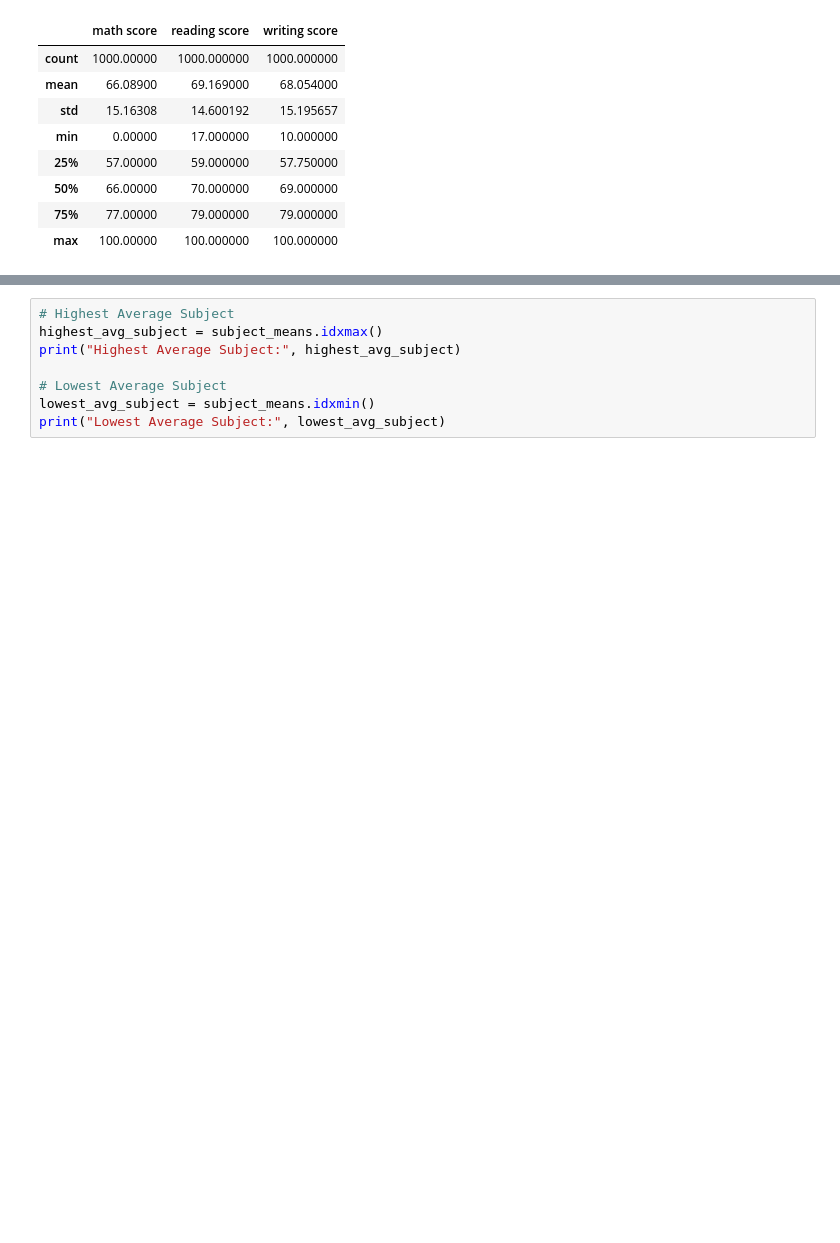
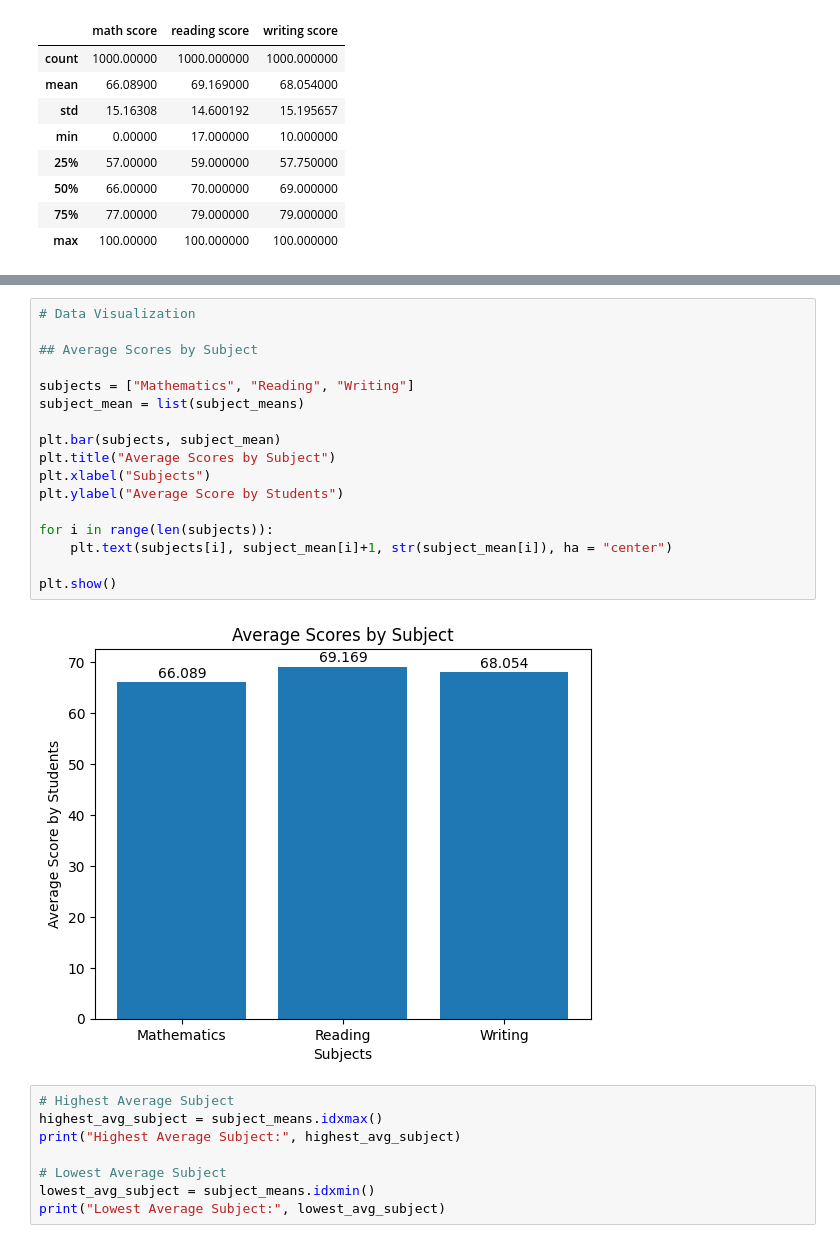
Before and after one commit to Alekhya-2006/student-performance-analysis, a Jupyter notebook: notebooks/student_analysis.ipynb, the cells around one changed output, grey strips where cells are left out. Cells and saved outputs as stored; diff of their text form; blank space fills up the shorter version.

Commit message:
Add performance analysis and data visualizations

```diff
--- a/notebooks/student_analysis.ipynb
+++ b/notebooks/student_analysis.ipynb
@@ -87,6 +88,25 @@ math score       66.089
 reading score    69.169
 writing score    68.054
 dtype: float64
+# %%
+# Data Visualization
+
+## Average Scores by Subject
+
+subjects = ["Mathematics", "Reading", "Writing"]
+subject_mean = list(subject_means)
+
+plt.bar(subjects, subject_mean)
+plt.title("Average Scores by Subject")
+plt.xlabel("Subjects")
+plt.ylabel("Average Score by Students")
+
+for i in range(len(subjects)):
+    plt.text(subjects[i], subject_mean[i]+1, str(subject_mean[i]), ha = "center")
+
+plt.show()
+# %% [output]
+[figure, added]
 # %%
 # Highest Average Subject
 highest_avg_subject = subject_means.idxmax()
```
Also changed, not shown: parts of 8 cells of this notebook, 1 other file.
